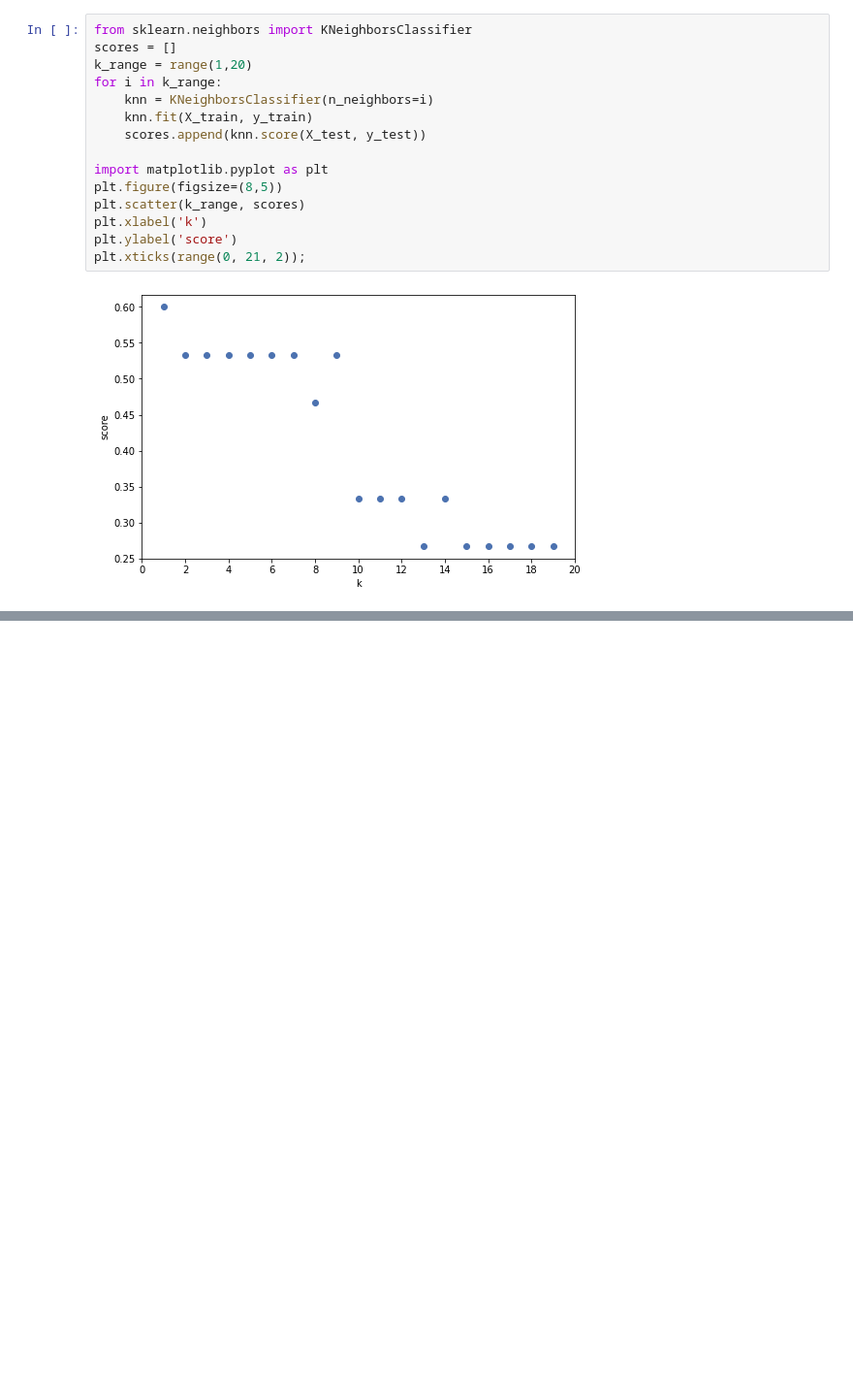
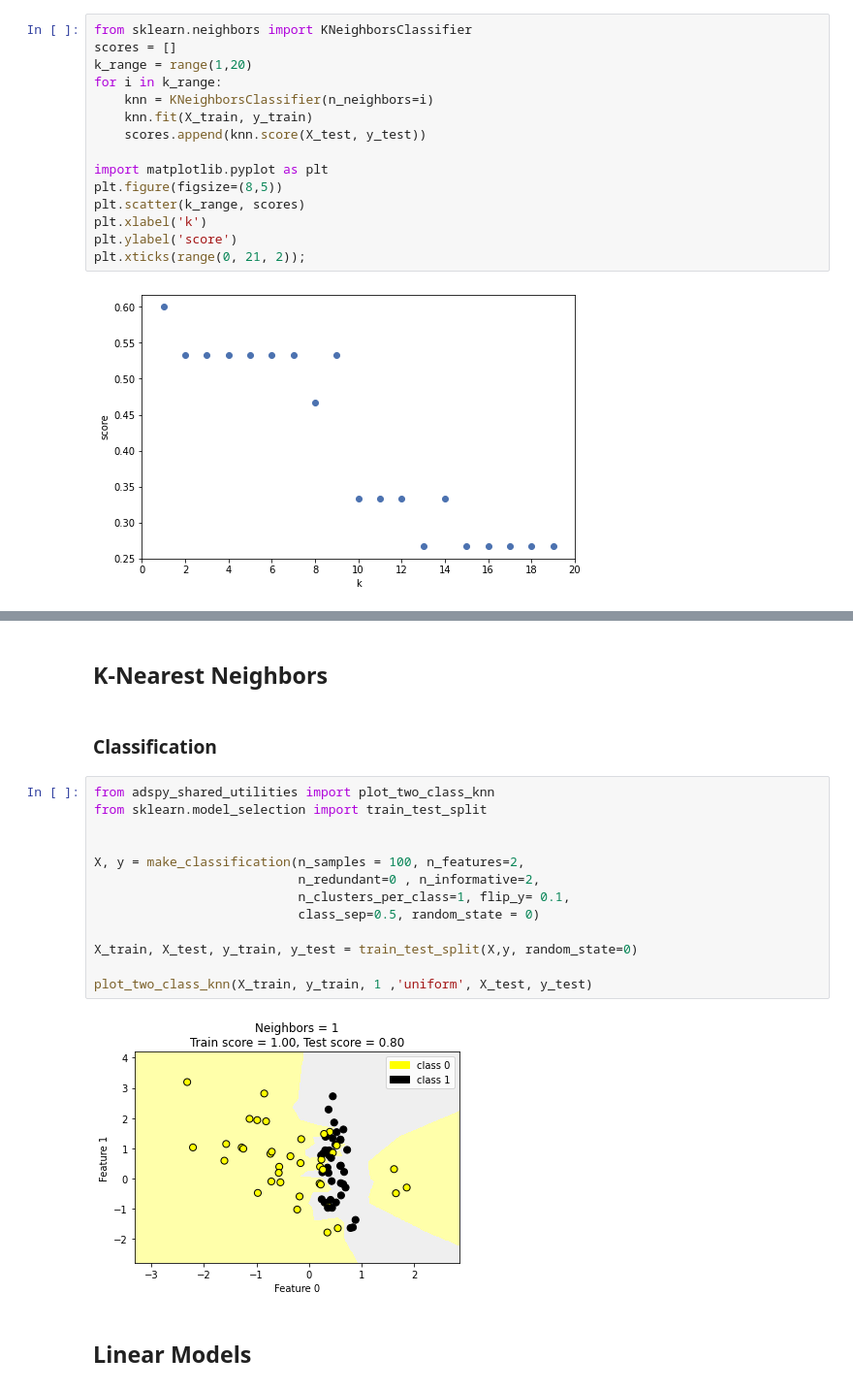
Before and after one commit to EduardoMontero-100/DataScience, a Jupyter notebook: coursera/excercises_ml.ipynb, the cells around one changed output, grey strips where cells are left out. Shown at 97% size. Drawn from its saved outputs; the diff is of its cells as text; blank space fills up the shorter version.

```diff
--- a/coursera/excercises_ml.ipynb
+++ b/coursera/excercises_ml.ipynb
@@ -136,0 +180,21 @@ plt.xticks(range(0, 21, 2));
+# %% [markdown]
+## K-Nearest Neighbors
+# %% [markdown]
+### Classification
+# %%
+from adspy_shared_utilities import plot_two_class_knn
+from sklearn.model_selection import train_test_split
+
+
+X, y = make_classification(n_samples = 100, n_features=2,
+                           n_redundant=0 , n_informative=2,
+                           n_clusters_per_class=1, flip_y= 0.1,
+                           class_sep=0.5, random_state = 0)
+
+X_train, X_test, y_train, y_test = train_test_split(X,y, random_state=0)
+
+plot_two_class_knn(X_train, y_train, 1 ,'uniform', X_test, y_test)
+# %% [output]
+[figure, added]
+# %% [markdown]
+## Linear Models
```
Also changed, not shown: parts of 78 cells of this notebook, 41 other files.
